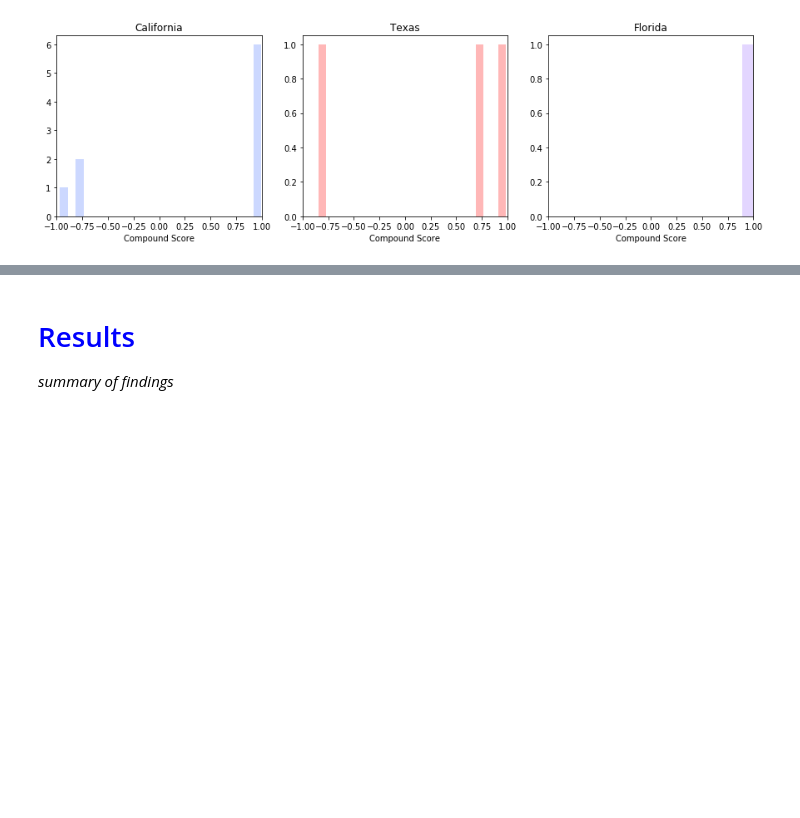
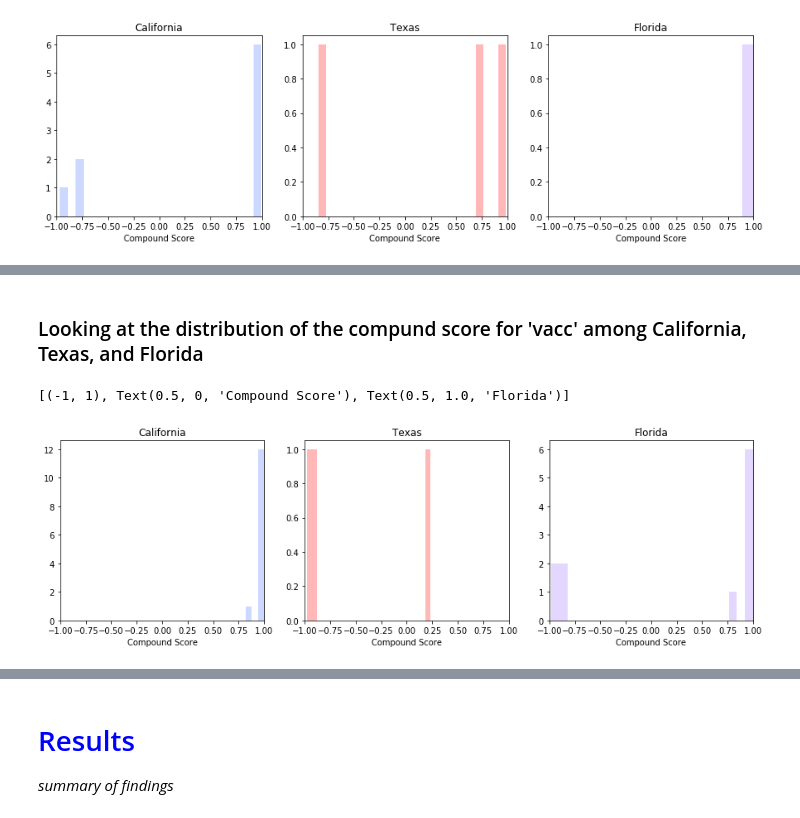
Before and after one commit to hasetia/Data-Science-Sentiment-Analysis-, a Jupyter notebook: FinalProject_group09.ipynb, the cells around one changed output, grey strips where cells are left out. Drawn from its saved outputs; the diff is of its cells as text; code cells hidden in the pictures; blank space fills up the shorter version.

```diff
--- a/FinalProject_group09.ipynb
+++ b/FinalProject_group09.ipynb
@@ -533,0 +599,13 @@ sns.distplot(df_hate.loc[df_hate['state'] == 'fl']['compound'], kde = False, bin
+# %% [markdown]
+### Looking at the distribution of the compund score for 'vacc' among California, Texas, and Florida
+# %%
+fig, axes = plt.subplots(1,3, figsize = (15,4))
+# plotting compound distribution for california schools
+sns.distplot(df_vacc.loc[df_vacc['state'] == 'cal']['compound'], kde = False, bins=3, ax = axes[0], color ='#809fff').set(xlabel = 'Compound Score',title = 'California', xlim= (-1,1))
+# plotting compound distribution for texas schools
+sns.distplot(df_vacc.loc[df_vacc['state'] == 'tex']['compound'], kde = False, bins=25, ax = axes[1], color ='#ff4d4d').set(xlabel = 'Compound Score',title = 'Texas', xlim= (-1,1))
+# plotting compound distribution for florida schools
+sns.distplot(df_vacc.loc[df_vacc['state'] == 'fl']['compound'], kde = False, bins=25,ax = axes[2], color ='#bb99ff').set(xlabel = 'Compound Score',title = 'Florida', xlim= (-1,1))
+# %% [output]
+[(-1, 1), Text(0.5, 0, 'Compound Score'), Text(0.5, 1.0, 'Florida')]
+[figure, added]
```
Also changed, not shown: parts of 41 cells of this notebook.
